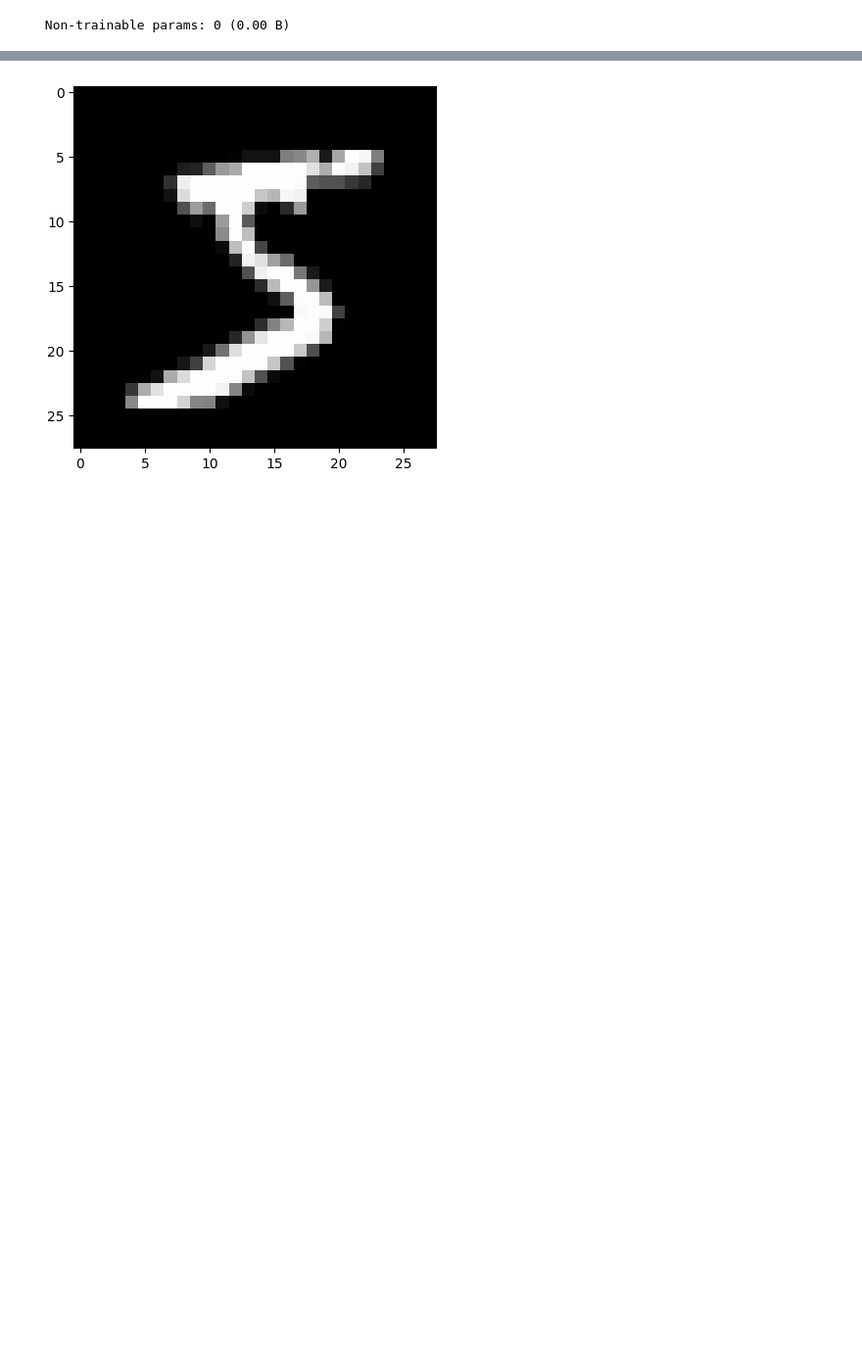
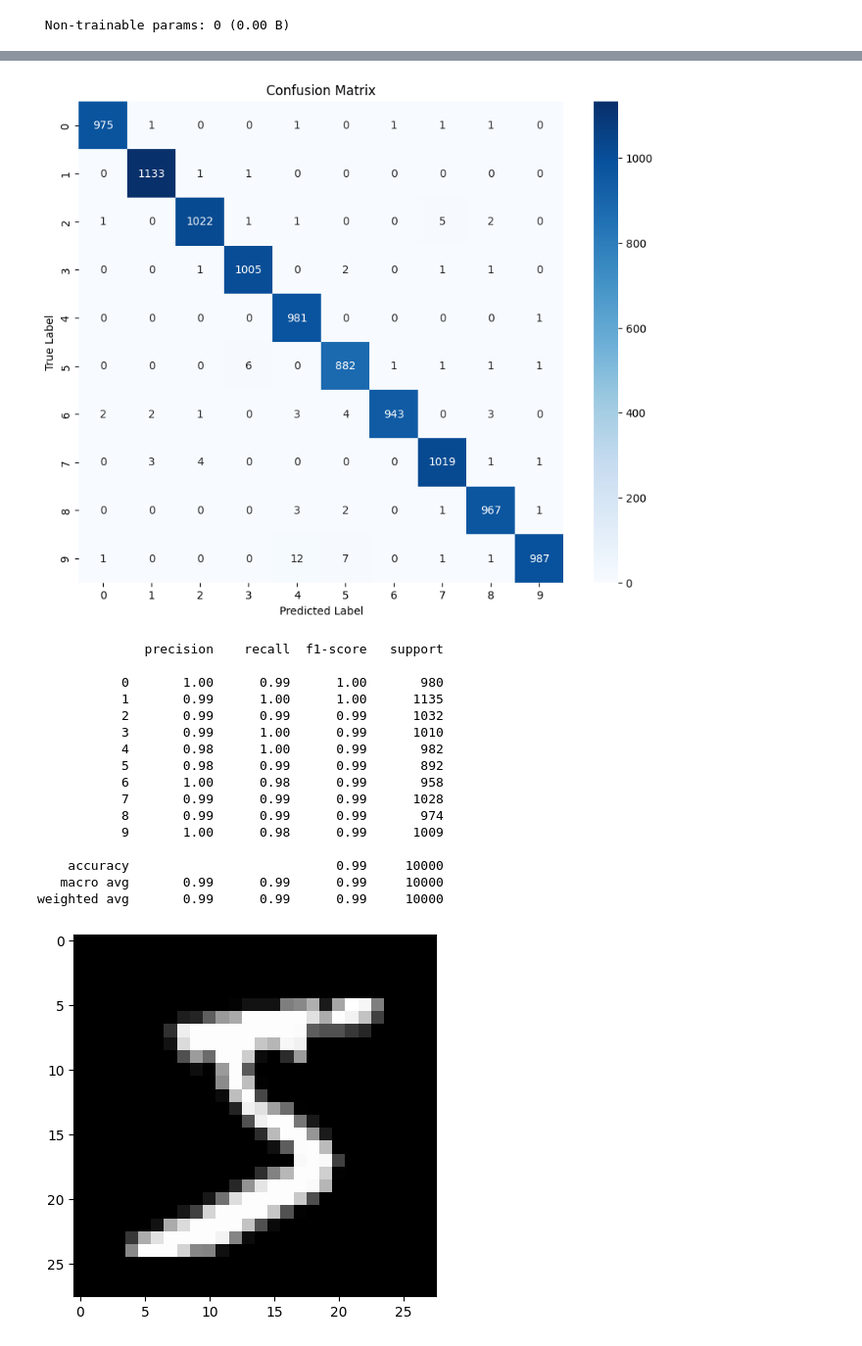
Before and after one commit to Tea-Yeon-Kim/AI-Class, a Jupyter notebook: week10/CNN.ipynb, the cells around one changed output, grey strips where cells are left out. Shown at 98% size. Drawn from its saved outputs; the diff is of its cells as text; code cells hidden in the pictures; blank space fills up the shorter version.

Commit message:
confusion_matrix 추가

```diff
--- a/week10/CNN.ipynb
+++ b/week10/CNN.ipynb
@@ -75,0 +78,22 @@ Test accuracy: 0.9892
+# %%
+# 1. 모델 예측 (argmax를 써서 label 형태로 변환)
+y_pred = model.predict(test_images)  # CNN이면 x_test shape는 (num, 28, 28, 1) 이어야 함
+y_pred_labels = np.argmax(y_pred, axis=1)
+
+# 2. 실제 라벨
+y_true = test_labels  # 이미 정수형 라벨이면 그대로 사용 가능
+
+# 3. Confusion Matrix 계산
+cm = confusion_matrix(y_true, y_pred_labels)
+
+# 4. 시각화
+plt.figure(figsize=(10, 8))
+sns.heatmap(cm, annot=True, fmt='d', cmap='Blues', xticklabels=range(10), yticklabels=range(10))
+plt.xlabel('Predicted Label')
+plt.ylabel('True Label')
+plt.title('Confusion Matrix')
+plt.show()
+
+# 5. Precision, Recall, F1-score도 보고 싶다면
+print(classification_report(y_true, y_pred_labels))
+# %% [output]
@@ -76,3 +101,20 @@ Test accuracy: 0.9892
+[figure, added]
+              precision    recall  f1-score   support
+
+           0       1.00      0.99      1.00       980
+           1       0.99      1.00      1.00      1135
+           2       0.99      0.99      0.99      1032
+           3       0.99      1.00      0.99      1010
+           4       0.98      1.00      0.99       982
+           5       0.98      0.99      0.99       892
+           6       1.00      0.98      0.99       958
+           7       0.99      0.99      0.99      1028
+           8       0.99      0.99      0.99       974
+           9       1.00      0.98      0.99      1009
+
+    accuracy                           0.99     10000
+   macro avg       0.99      0.99      0.99     10000
+weighted avg       0.99      0.99      0.99     10000
 # %%
 import matplotlib.pyplot as plt
 import numpy as np
```
Also changed, not shown: parts of 7 cells of this notebook.
